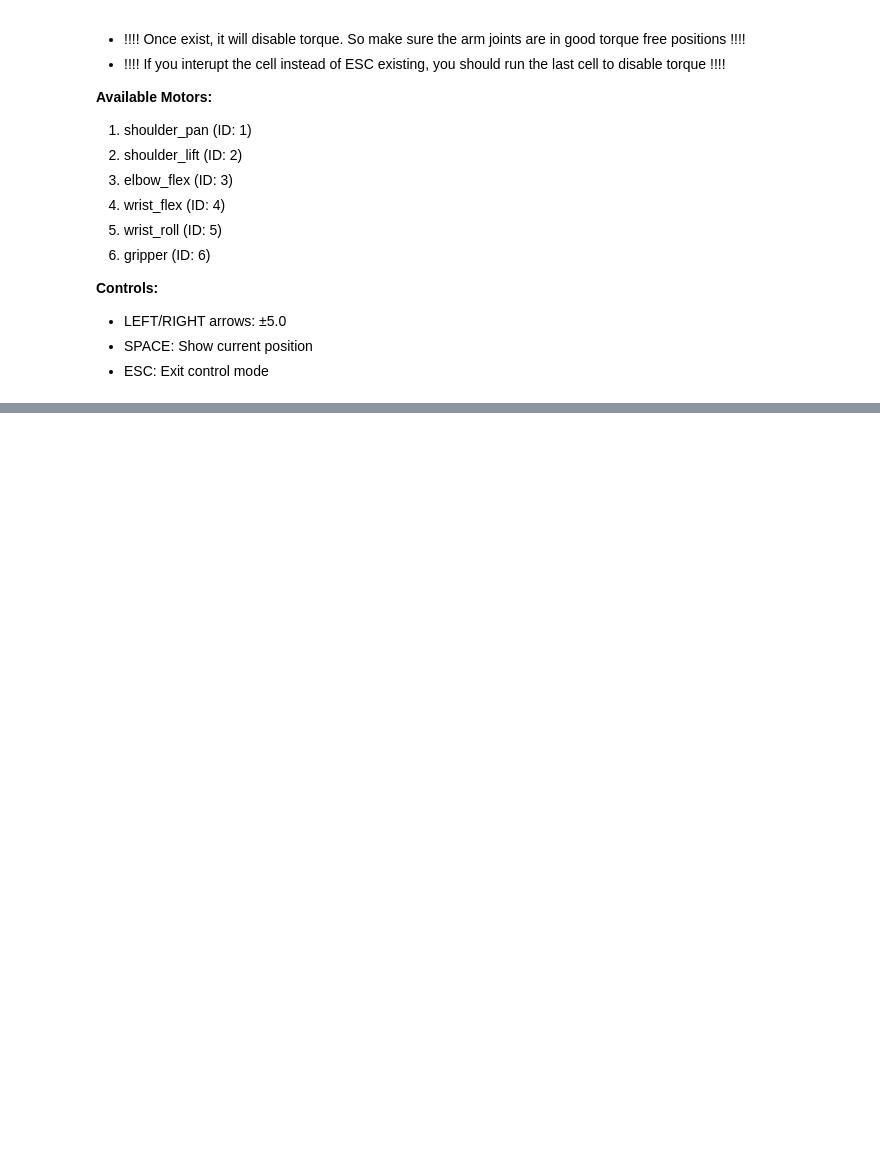
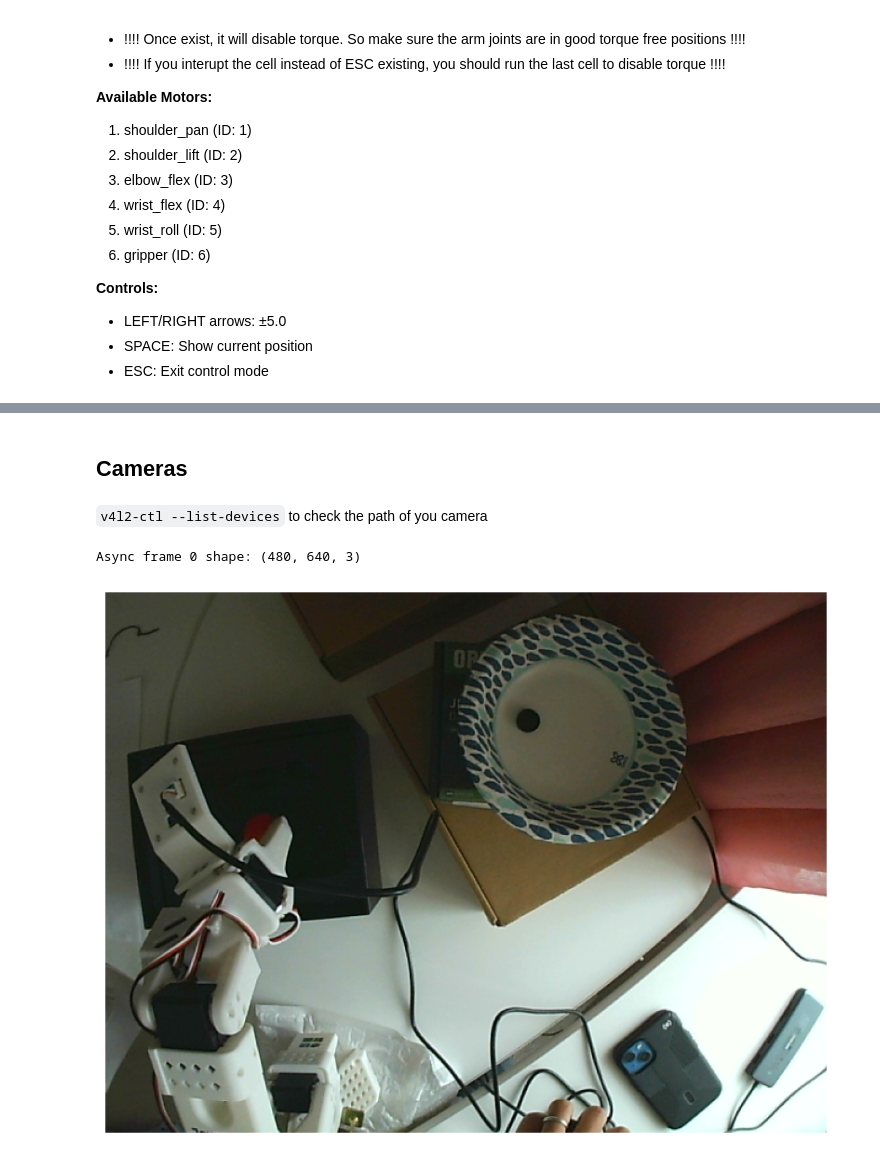
Before and after one commit to annarborace01/lerobot, a Jupyter notebook: examples/notebooks/so-101.ipynb, the cells around one changed output, grey strips where cells are left out. Saved outputs shown, nothing was run; the diff lists cells and outputs as text; code cells hidden in the pictures; blank space fills up the shorter version.

```diff
--- a/examples/notebooks/so-101.ipynb
+++ b/examples/notebooks/so-101.ipynb
@@ -204,3 +201,48 @@ Initial position: 3.88
 Stopping...
 # %%
 controller.follower.bus.disable_torque()
+# %% [markdown]
+## Cameras
+# %% [markdown]
+`v4l2-ctl --list-devices` to check the path of you camera
+# %%
+from lerobot.cameras.opencv.configuration_opencv import OpenCVCameraConfig
+from lerobot.cameras.opencv.camera_opencv import OpenCVCamera
+from lerobot.cameras.configs import ColorMode, Cv2Rotation
+
+import matplotlib.pyplot as plt
+
+device_path = '/dev/video51'
+
+# Construct an `OpenCVCameraConfig` with your desired FPS, resolution, color mode, and rotation.
+config = OpenCVCameraConfig(
+    index_or_path=device_path,
+    fps=25,
+    width=640,
+    height=480,
+    #width=800,
+    #height=600,
+    color_mode=ColorMode.RGB,
+    rotation=Cv2Rotation.NO_ROTATION
+)
+
+# Instantiate and connect an `OpenCVCamera`, performing a warm-up read (default).
+camera = OpenCVCamera(config)
+camera.connect()
+
+# Read frames asynchronously in a loop via `async_read(timeout_ms)`
+try:
+    for i in range(1):
+        frame = camera.async_read(timeout_ms=200)
+        print(f"Async frame {i} shape:", frame.shape)
+
+        # Display the image
+        plt.figure(figsize=(10, 8))
+        plt.imshow(frame)
+        plt.axis('off')
+        plt.show()
+finally:
+    camera.disconnect()
+# %% [output]
+Async frame 0 shape: (480, 640, 3)
+[figure, added]
```
Also changed, not shown: parts of 2 cells of this notebook.
